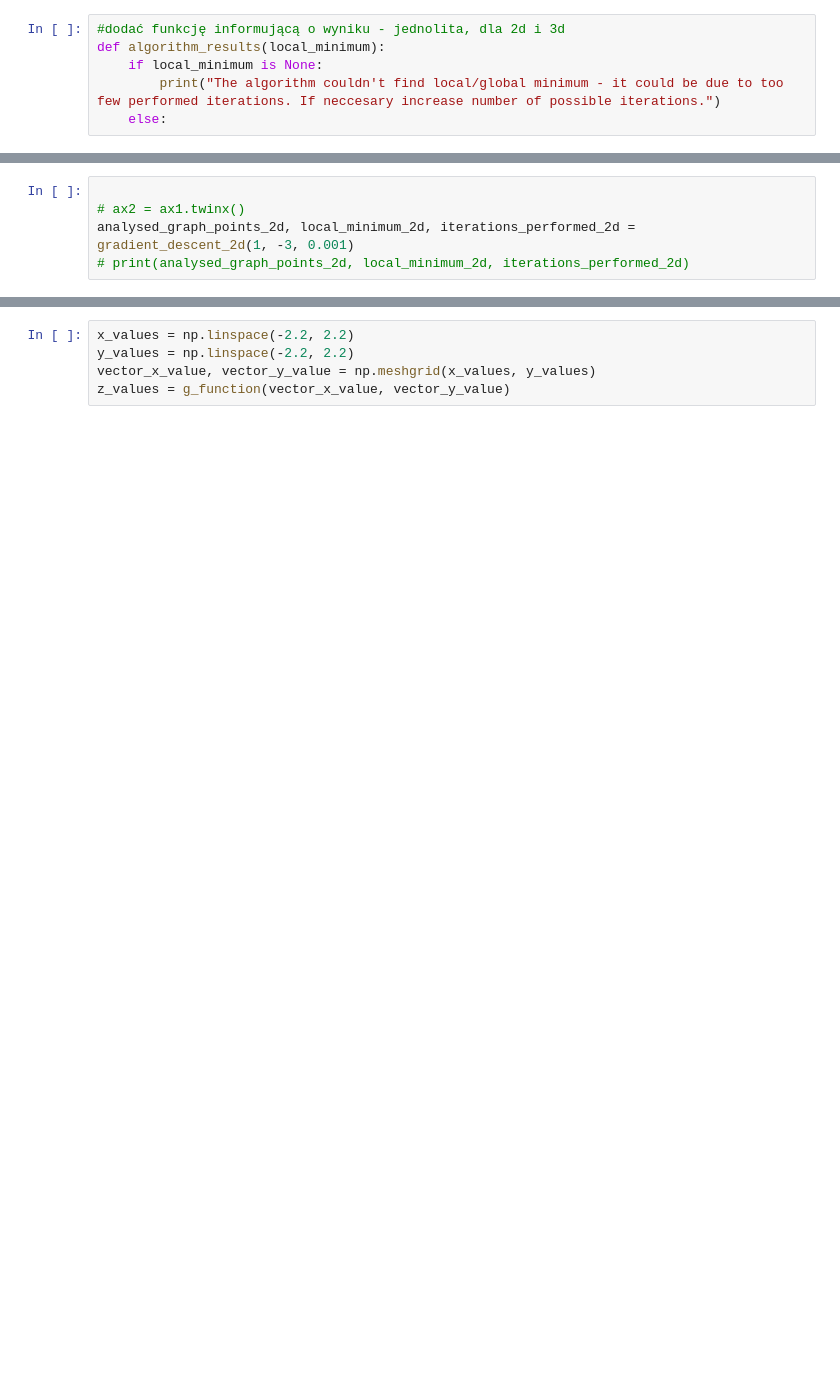
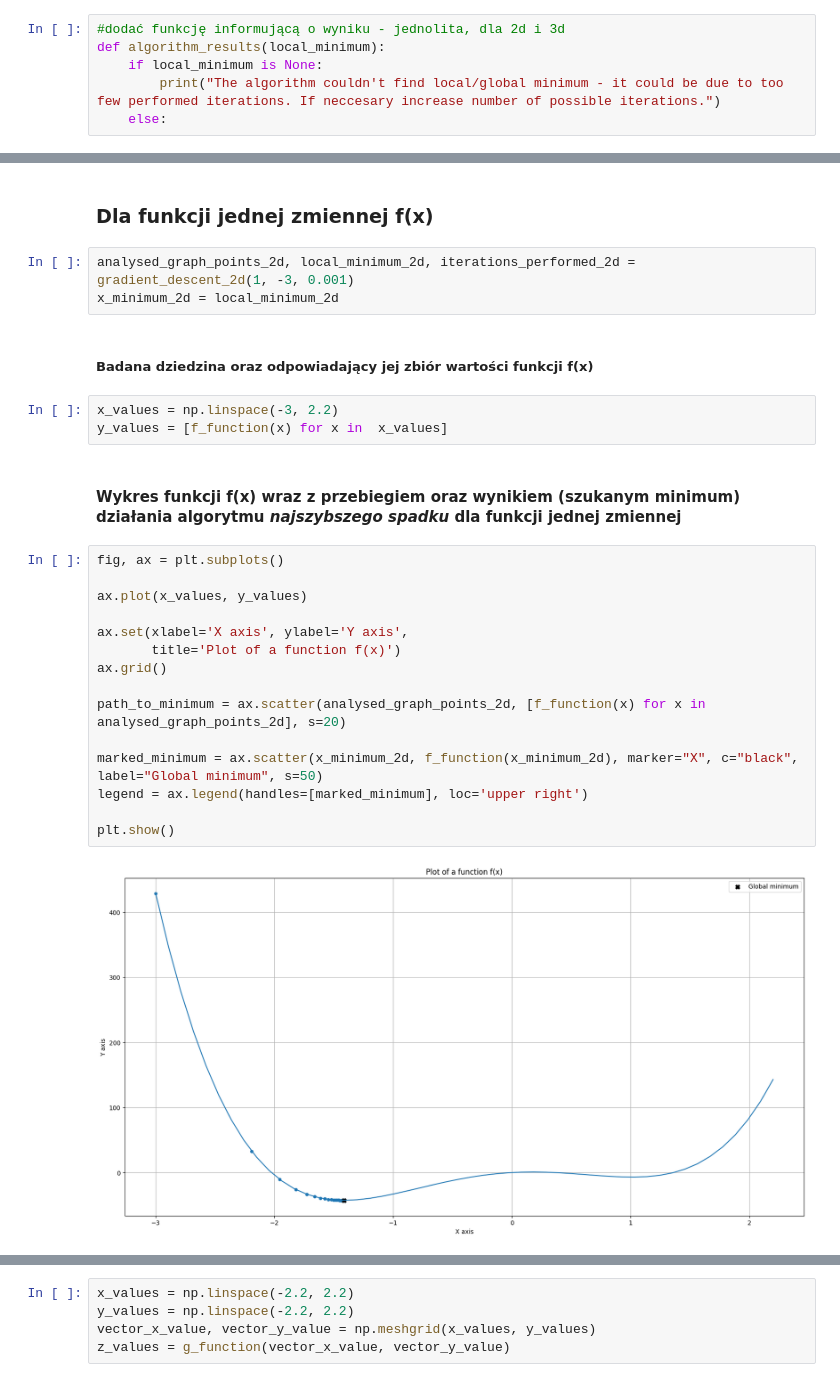
Before and after one commit to goshakowska/AI_steepest_decent, a Jupyter notebook: WSI_LAB1.ipynb, the cells around one changed output, grey strips where cells are left out. Cells and saved outputs as stored; diff of their text form; blank space fills up the shorter version.

```diff
--- a/WSI_LAB1.ipynb
+++ b/WSI_LAB1.ipynb
@@ -132,5 +180,29 @@ def algorithm_results(local_minimum):
+# %% [markdown]
+### Dla funkcji jednej zmiennej f(x)
 # %%
-
-# ax2 = ax1.twinx()
 analysed_graph_points_2d, local_minimum_2d, iterations_performed_2d = gradient_descent_2d(1, -3, 0.001)
-# print(analysed_graph_points_2d, local_minimum_2d, iterations_performed_2d)
+x_minimum_2d = local_minimum_2d
+# %% [markdown]
+##### Badana dziedzina oraz odpowiadający jej zbiór wartości funkcji f(x)
+# %%
+x_values = np.linspace(-3, 2.2)
+y_values = [f_function(x) for x in  x_values]
+# %% [markdown]
+#### Wykres funkcji f(x) wraz z przebiegiem oraz wynikiem (szukanym minimum) działania algorytmu *najszybszego spadku* dla funkcji jednej zmiennej
+# %%
+fig, ax = plt.subplots()
+
+ax.plot(x_values, y_values)
+
+ax.set(xlabel='X axis', ylabel='Y axis',
+       title='Plot of a function f(x)')
+ax.grid()
+
+path_to_minimum = ax.scatter(analysed_graph_points_2d, [f_function(x) for x in analysed_graph_points_2d], s=20)
+
+marked_minimum = ax.scatter(x_minimum_2d, f_function(x_minimum_2d), marker="X", c="black", label="Global minimum", s=50)
+legend = ax.legend(handles=[marked_minimum], loc='upper right')
+
+plt.show()
+# %% [output]
+[figure, added]
```
Also changed, not shown: parts of 40 cells of this notebook.
